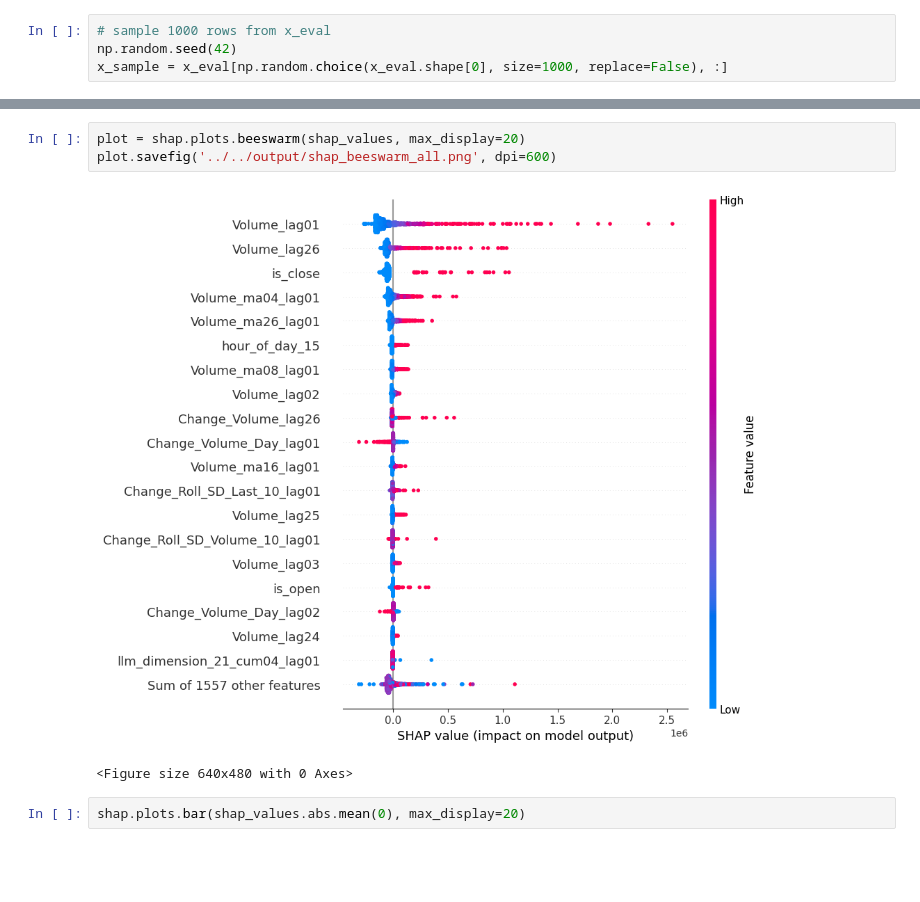
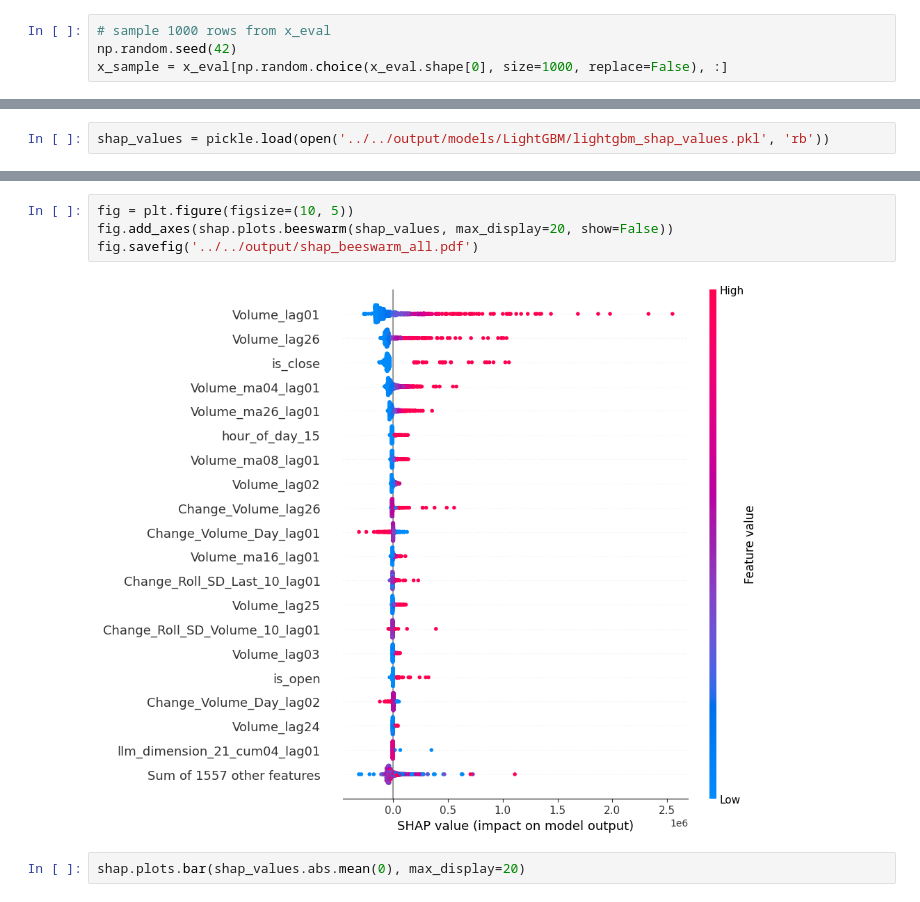
Before and after one commit to svanomm/sentiment-volume-forecasting, a Jupyter notebook: Scripts/05 Models/08 Best Model Shapley Values.ipynb, the cells around one changed output, grey strips where cells are left out. Drawn from its saved outputs; the diff is of its cells as text; blank space fills up the shorter version.

```diff
--- a/Scripts/05 Models/08 Best Model Shapley Values.ipynb
+++ b/Scripts/05 Models/08 Best Model Shapley Values.ipynb
@@ -84,0 +65,2 @@ shap_values = explainer(x_sample, check_additivity=False)
+# %%
+shap_values = pickle.load(open('../../output/models/LightGBM/lightgbm_shap_values.pkl', 'rb'))
@@ -85,9 +71,9 @@ shap_values = explainer(x_sample, check_additivity=False)
 # %%
-plot = shap.plots.beeswarm(shap_values, max_display=20)
-plot.savefig('../../output/shap_beeswarm_all.png', dpi=600)
+fig = plt.figure(figsize=(10, 5))
+fig.add_axes(shap.plots.beeswarm(shap_values, max_display=20, show=False))
+fig.savefig('../../output/shap_beeswarm_all.pdf')
 # %% [output]
-[figure, old version]
+[figure, new version]
-<Figure size 640x480 with 0 Axes>
 # %%
 shap.plots.bar(shap_values.abs.mean(0), max_display=20)
 # %% [output]
```
Also changed, not shown: parts of 9 cells of this notebook, 19 other files.
